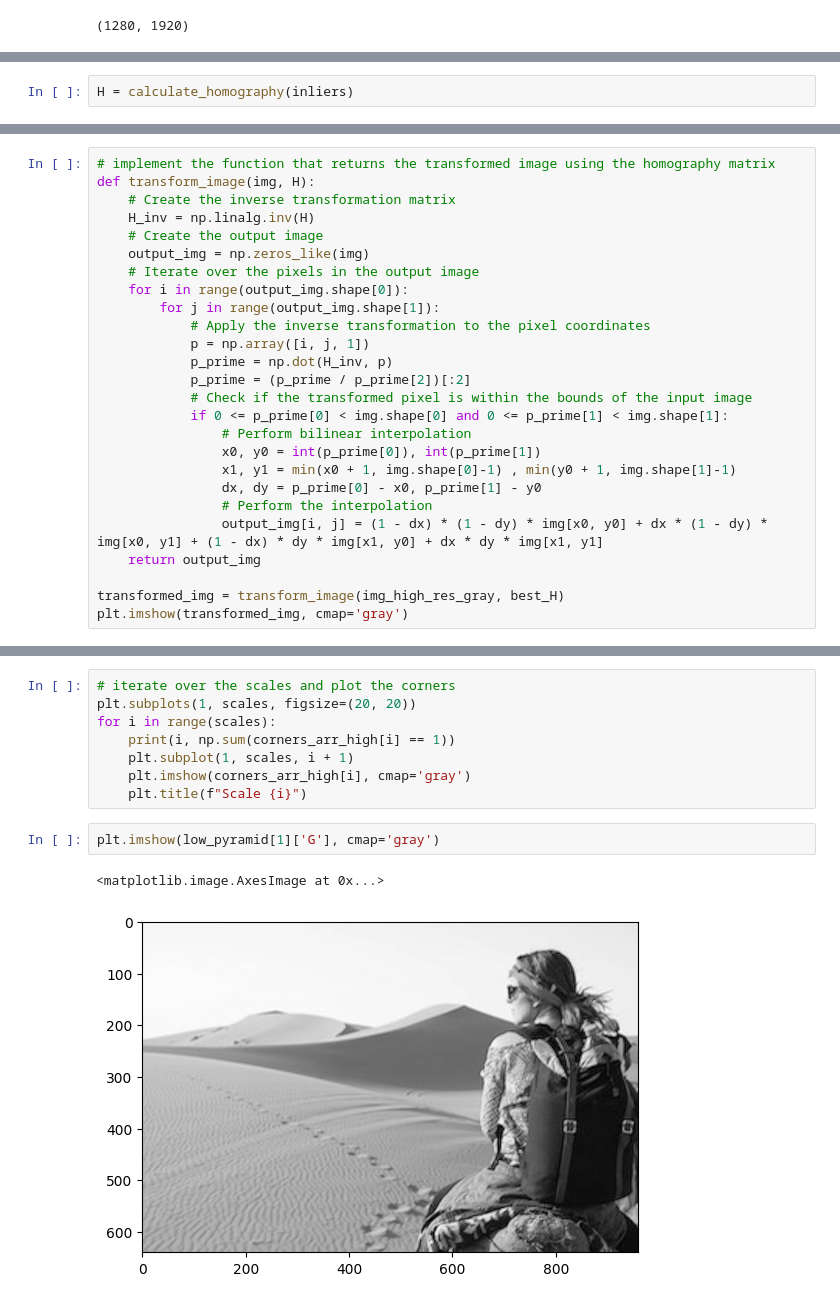
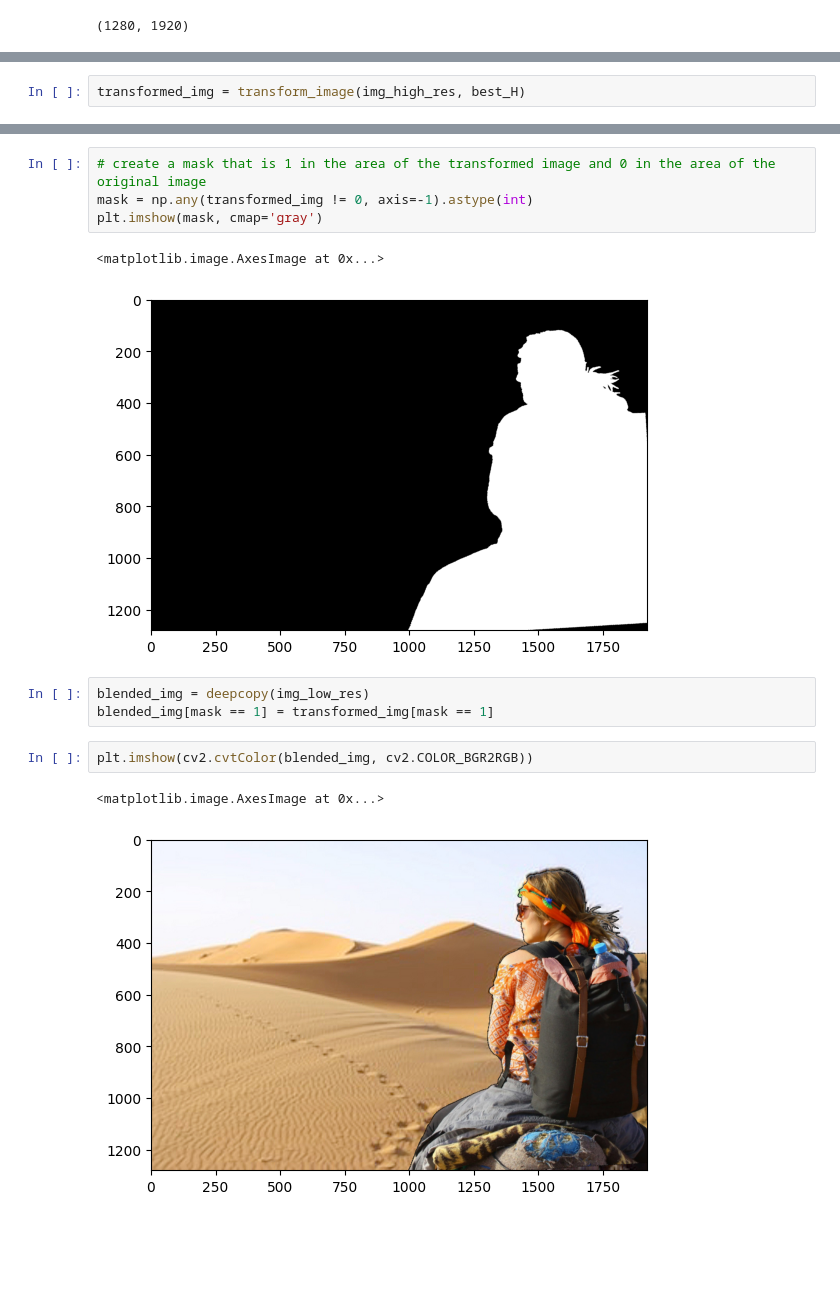
Before and after one commit to Hadartalisr/ImageProcessing, a Jupyter notebook: Ex4/ex4.ipynb, the cells around one changed output, grey strips where cells are left out. Drawn from its saved outputs; the diff is of its cells as text; blank space fills up the shorter version.

```diff
--- a/Ex4/ex4.ipynb
+++ b/Ex4/ex4.ipynb
@@ -596,2 +617,0 @@ iteration 1900, best inliers: 209
-# %%
-H = calculate_homography(inliers)
@@ -598,26 +641,2 @@ H = calculate_homography(inliers)
 # %%
-# implement the function that returns the transformed image using the homography matrix
-def transform_image(img, H):
-    # Create the inverse transformation matrix
-    H_inv = np.linalg.inv(H)
-    # Create the output image
-    output_img = np.zeros_like(img)
-    # Iterate over the pixels in the output image
-    for i in range(output_img.shape[0]):
-        for j in range(output_img.shape[1]):
-            # Apply the inverse transformation to the pixel coordinates
-            p = np.array([i, j, 1])
-            p_prime = np.dot(H_inv, p)
-            p_prime = (p_prime / p_prime[2])[:2]
-            # Check if the transformed pixel is within the bounds of the input image
-            if 0 <= p_prime[0] < img.shape[0] and 0 <= p_prime[1] < img.shape[1]:
-                # Perform bilinear interpolation
-                x0, y0 = int(p_prime[0]), int(p_prime[1])
-                x1, y1 = min(x0 + 1, img.shape[0]-1) , min(y0 + 1, img.shape[1]-1)
-                dx, dy = p_prime[0] - x0, p_prime[1] - y0
-                # Perform the interpolation
-                output_img[i, j] = (1 - dx) * (1 - dy) * img[x0, y0] + dx * (1 - dy) * img[x0, y1] + (1 - dx) * dy * img[x1, y0] + dx * dy * img[x1, y1]
-    return output_img
-
-transformed_img = transform_image(img_high_res_gray, best_H)
-plt.imshow(transformed_img, cmap='gray')
+transformed_img = transform_image(img_high_res, best_H)
@@ -633,13 +648,15 @@ plt.imshow(descriptors_low[i][4], cmap='gray')
+# %%
+# create a mask that is 1 in the area of the transformed image and 0 in the area of the original image
+mask = np.any(transformed_img != 0, axis=-1).astype(int)
+plt.imshow(mask, cmap='gray')
+# %% [output]
+<matplotlib.image.AxesImage at 0x...>
+[figure, added]
 # %%
-# iterate over the scales and plot the corners
-plt.subplots(1, scales, figsize=(20, 20))
-for i in range(scales):
-    print(i, np.sum(corners_arr_high[i] == 1))
-    plt.subplot(1, scales, i + 1)
-    plt.imshow(corners_arr_high[i], cmap='gray')
-    plt.title(f"Scale {i}")
+blended_img = deepcopy(img_low_res)
+blended_img[mask == 1] = transformed_img[mask == 1]
 # %%
-plt.imshow(low_pyramid[1]['G'], cmap='gray')
+plt.imshow(cv2.cvtColor(blended_img, cv2.COLOR_BGR2RGB))
 # %% [output]
 <matplotlib.image.AxesImage at 0x...>
-[figure, old version]
+[figure, new version]
```
Also changed, not shown: parts of 19 cells of this notebook, 3 other files.
